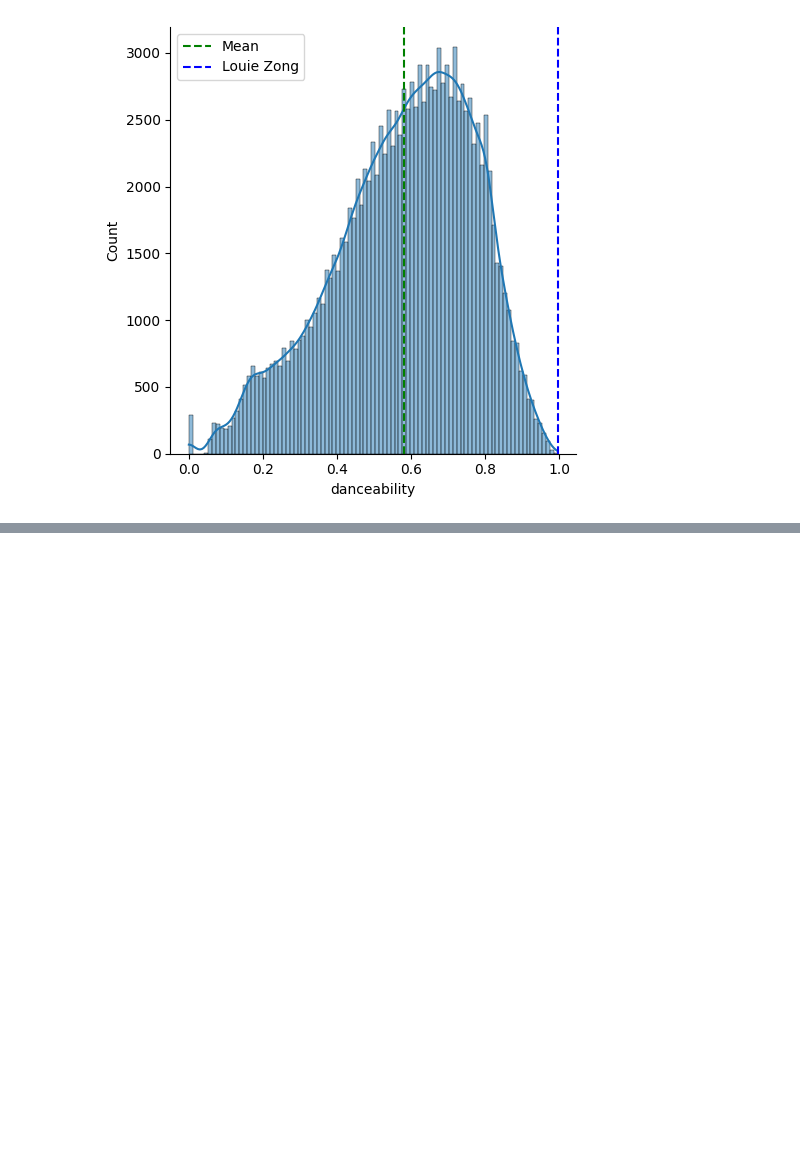
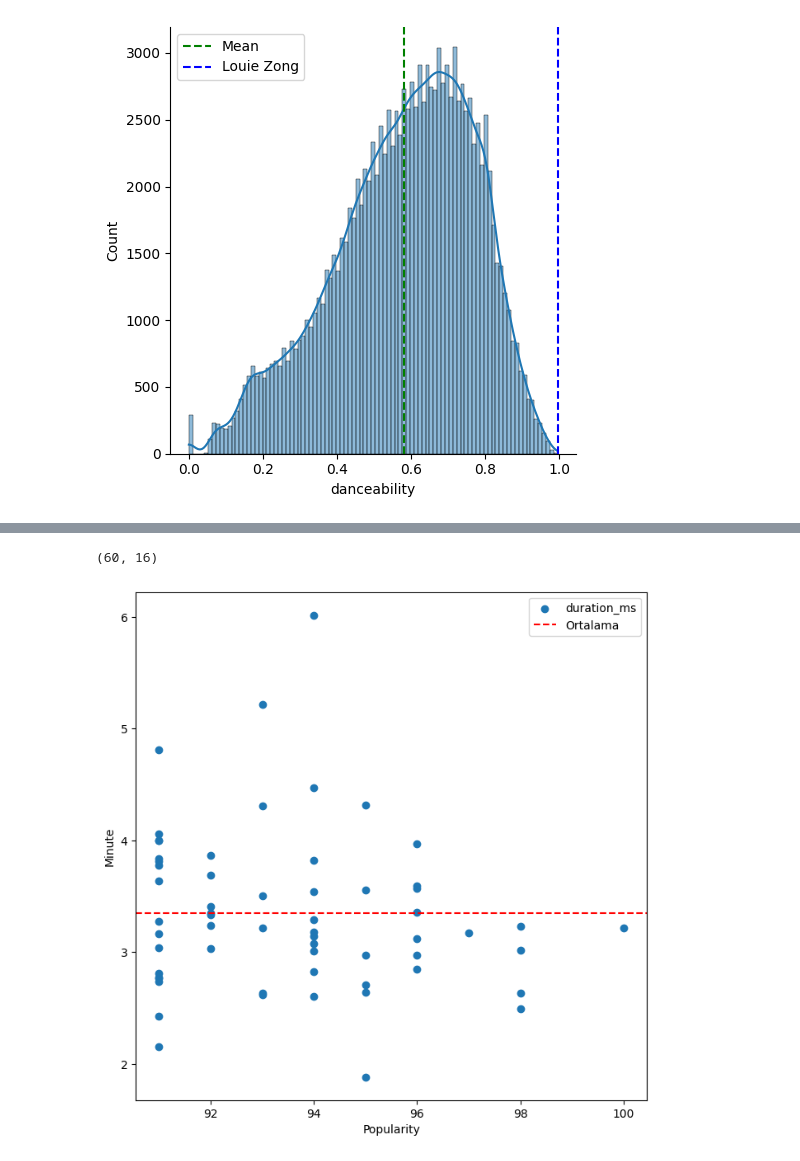
Before and after one commit to Yusuf-Cizlasmak/Exploratory-Data-Analysis, a Jupyter notebook: Spotify/Spotify.ipynb, the cells around one changed output, grey strips where cells are left out. Saved outputs shown, nothing was run; the diff lists cells and outputs as text; code cells hidden in the pictures; blank space fills up the shorter version.

```diff
--- a/Spotify/Spotify.ipynb
+++ b/Spotify/Spotify.ipynb
@@ -264,0 +253,3 @@ Story-Telling kısmı;
+# %%
+def msToMinute(x):
+    return  x/ 60000 # çünkü 1 saniye 1000 milisaniye, 1 dakika 60 saniye olduğunda :)
@@ -264,0 +282,21 @@ Story-Telling kısmı;
+# %%
+data_copy=data.copy()
+
+data_copy['duration_ms']=data_copy['duration_ms'].apply(msToMinute)
+MostPopulardf=data_copy[data_copy['popularity']>90]
+MostPopulardf.shape
+# %% [output]
+(60, 16)
+# %%
+#Şarkının süresi için fikir vermek adına ;
+plt.figure(figsize=(8,8))
+plt.scatter(data=MostPopulardf, x='popularity', y='duration_ms')
+plt.axhline(y=np.mean(MostPopulardf['duration_ms']),c='red',ls='--',label='Ortalama')
+plt.xlabel('Popularity')
+plt.ylabel('Minute')
+plt.legend()
+plt.show()
+
+#Popülerlik kazanmak istiyorsanız şarkılarınız 3 ve 4 dakika arasında olmasına dikkat edin uyarısı verebiliriz.
+# %% [output]
+[figure, added]
```
Also changed, not shown: parts of 17 cells of this notebook.
